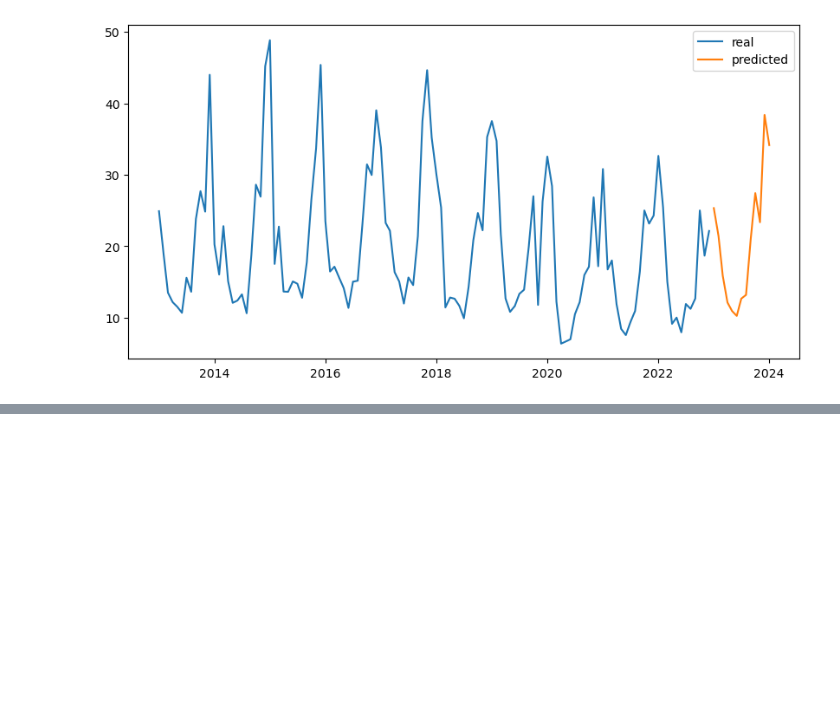
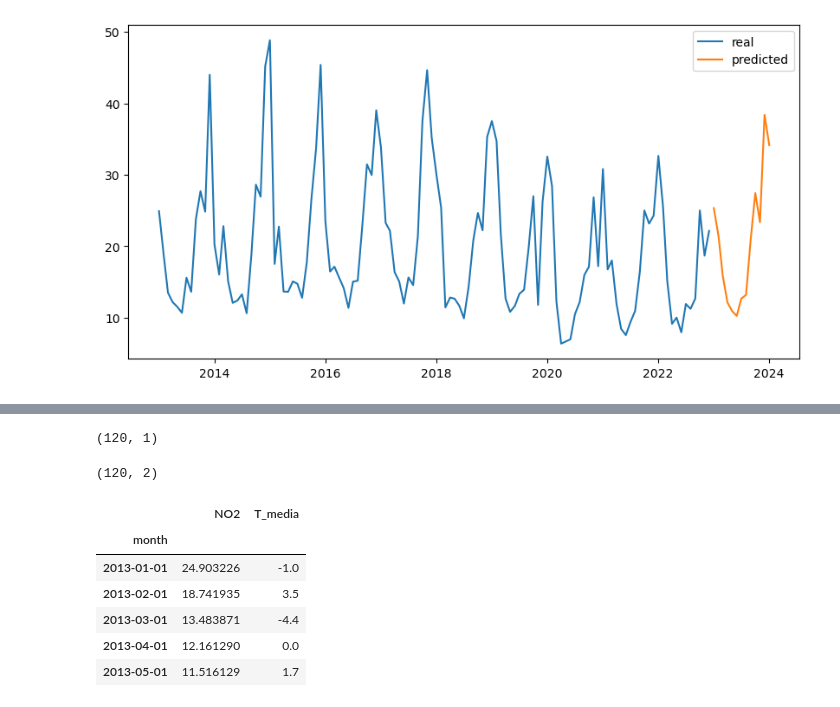
Before and after one commit to charlieciordia/AQ-MAD, a Jupyter notebook: notebook/AQ CLEAN ML MONTH-CAMPO.ipynb, the cells around one changed output, grey strips where cells are left out. Drawn from its saved outputs; the diff is of its cells as text; code cells hidden in the pictures; blank space fills up the shorter version.

```diff
--- a/notebook/AQ CLEAN ML MONTH-CAMPO.ipynb
+++ b/notebook/AQ CLEAN ML MONTH-CAMPO.ipynb
@@ -621,0 +651,20 @@ plt.legend(["real", "predicted"]);
+# %%
+sol.shape
+# %% [output]
+(120, 1)
+# %%
+# Unir los DataFrames usando el índice 'month'
+merged = sol.merge(temp_mad, left_index=True, right_index=True)
+merged.shape
+# %% [output]
+(120, 2)
+# %%
+merged.head()
+# %% [output]
+|  | NO2 | T_media |
+| month |  |  |
+| 2013-01-01 | 24.903226 | -1.0 |
+| 2013-02-01 | 18.741935 | 3.5 |
+| 2013-03-01 | 13.483871 | -4.4 |
+| 2013-04-01 | 12.161290 | 0.0 |
+| 2013-05-01 | 11.516129 | 1.7 |
```
Also changed, not shown: parts of 11 cells of this notebook, 5 other files.
